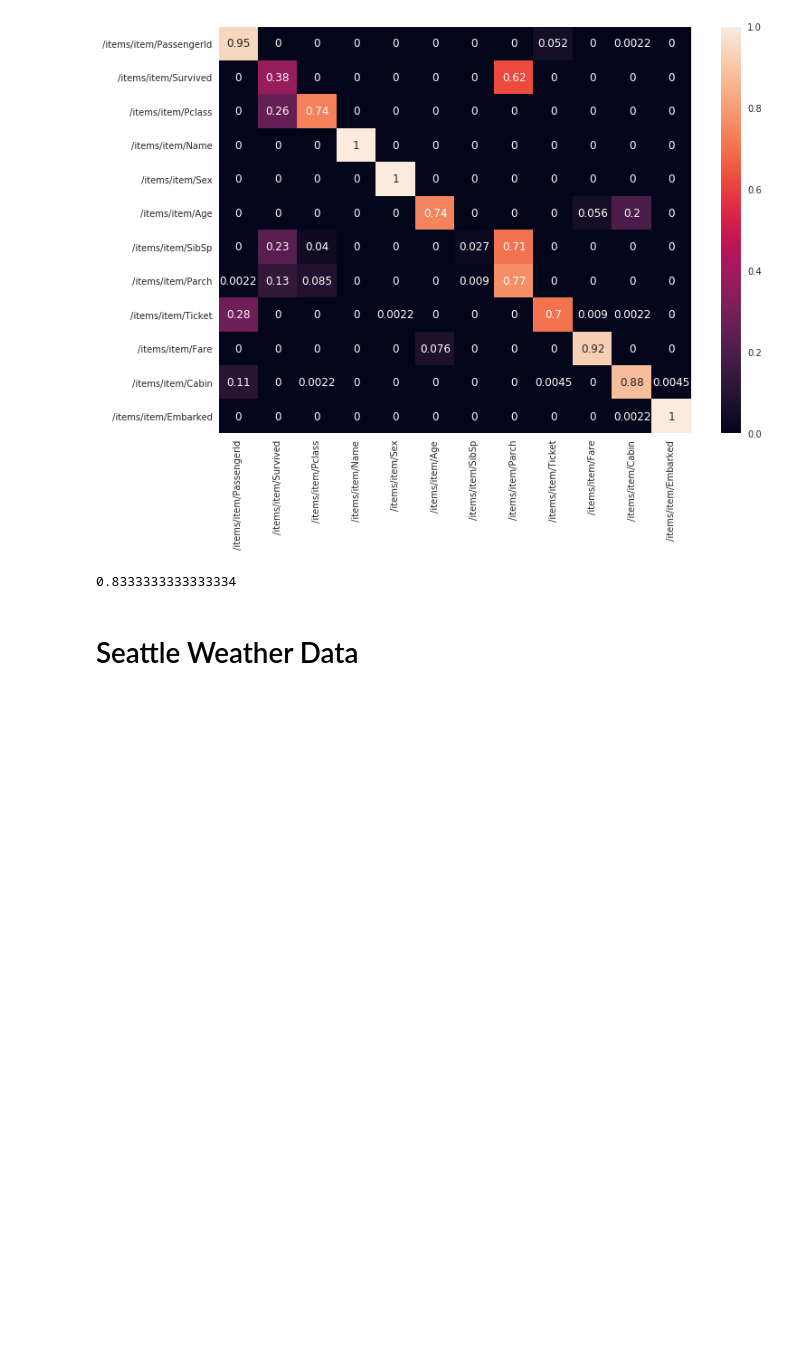
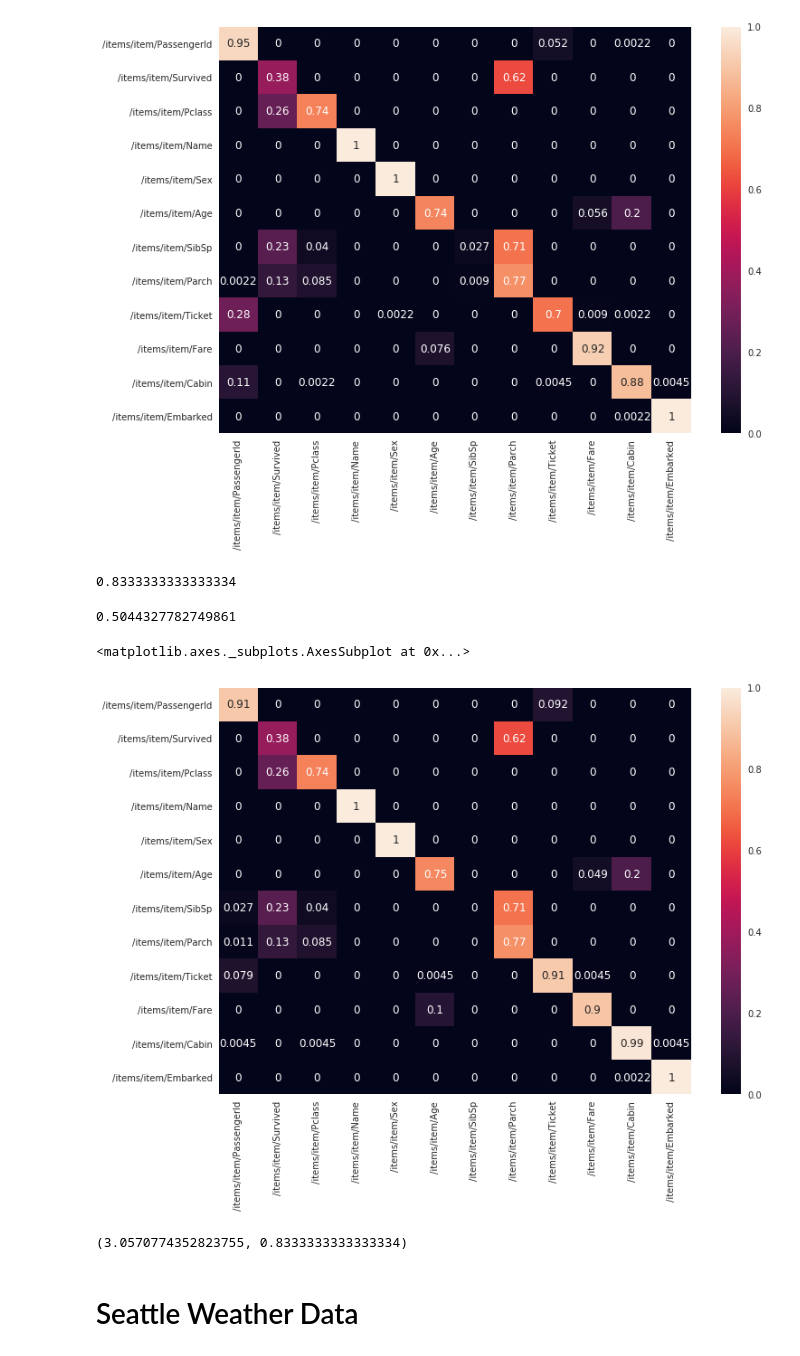
Before and after one commit to sivaneban/schema-matching, a Jupyter notebook: Schema Matching.ipynb, the cells around one changed output. Saved outputs shown, nothing was run; the diff lists cells and outputs as text; code cells hidden in the pictures; blank space fills up the shorter version.

Commit message:
Test with more models

```diff
--- a/Schema Matching.ipynb
+++ b/Schema Matching.ipynb
@@ -207,6 +211,20 @@ sns.heatmap(titanic_results, annot=True)
 f1_score_from_result(titanic_forest_results)
 # %% [output]
 0.8333333333333334
+# %%
+log_loss_from_result(titanic_forest_results)
+# %% [output]
+0.5044327782749861
+# %%
+titanic_lr_results = compare_xmls(xmls[0], xmls[1], model=LogisticRegression())
+sns.heatmap(titanic_lr_results, annot=True)
+# %% [output]
+<matplotlib.axes._subplots.AxesSubplot at 0x...>
+[figure, added]
+# %%
+log_loss_from_result(titanic_lr_results), f1_score_from_result(titanic_lr_results)
+# %% [output]
+(3.0570774352823755, 0.8333333333333334)
 # %% [markdown]
 # Seattle Weather Data
 # %%
```
Also changed, not shown: parts of 7 cells of this notebook.
